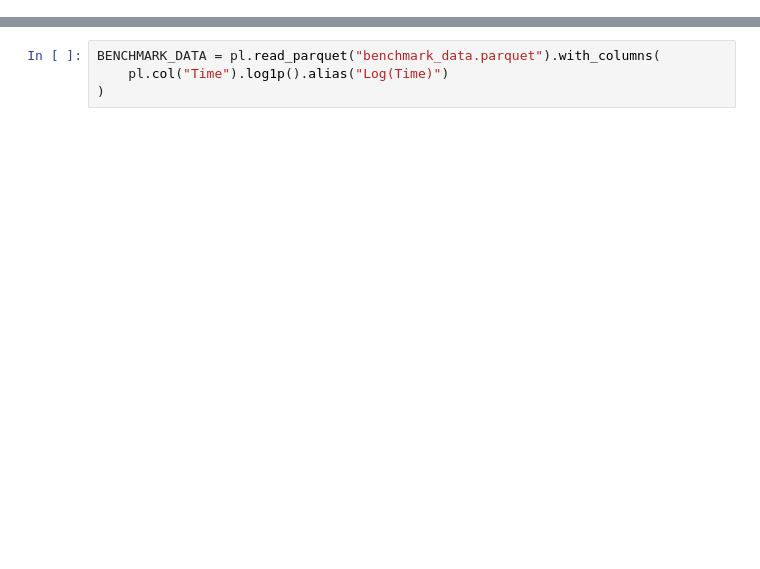
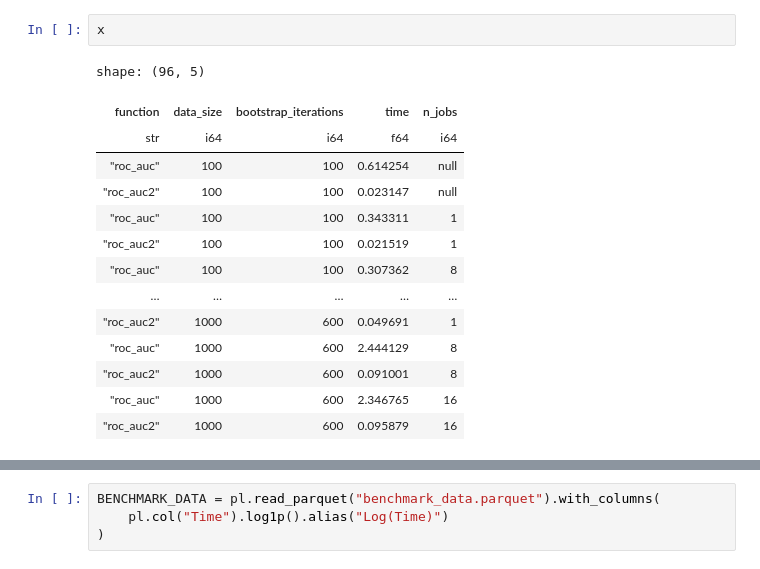
Before and after one commit to CangyuanLi/rapidstats, a Jupyter notebook: benchmarks/analyze_benchmarks.ipynb, the cells around one changed output, grey strips where cells are left out. Saved outputs shown, nothing was run; the diff lists cells and outputs as text; blank space fills up the shorter version.

```diff
--- a/benchmarks/analyze_benchmarks.ipynb
+++ b/benchmarks/analyze_benchmarks.ipynb
@@ -4,0 +55,17 @@ import plotnine as p9
+# %%
+x
+# %% [output]
+shape: (96, 5)
+| function | data_size | bootstrap_iterations | time | n_jobs |
+| str | i64 | i64 | f64 | i64 |
+| "roc_auc" | 100 | 100 | 0.614254 | null |
+| "roc_auc2" | 100 | 100 | 0.023147 | null |
+| "roc_auc" | 100 | 100 | 0.343311 | 1 |
+| "roc_auc2" | 100 | 100 | 0.021519 | 1 |
+| "roc_auc" | 100 | 100 | 0.307362 | 8 |
+| … | … | … | … | … |
+| "roc_auc2" | 1000 | 600 | 0.049691 | 1 |
+| "roc_auc" | 1000 | 600 | 2.444129 | 8 |
+| "roc_auc2" | 1000 | 600 | 0.091001 | 8 |
+| "roc_auc" | 1000 | 600 | 2.346765 | 16 |
+| "roc_auc2" | 1000 | 600 | 0.095879 | 16 |
```
Also changed, not shown: parts of 12 cells of this notebook, 4 other files.
